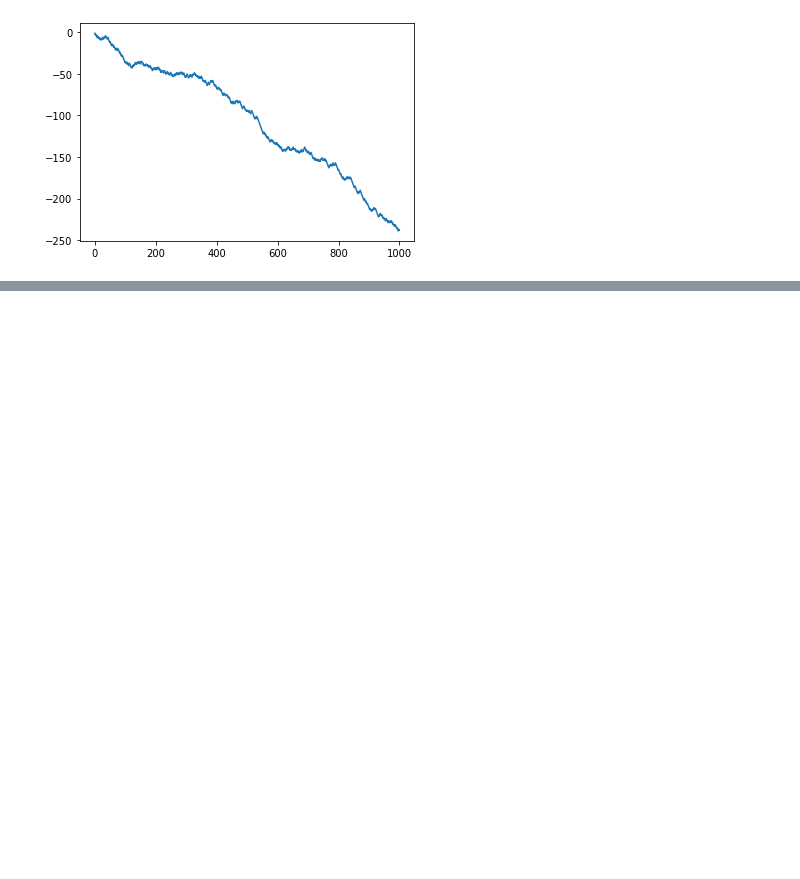
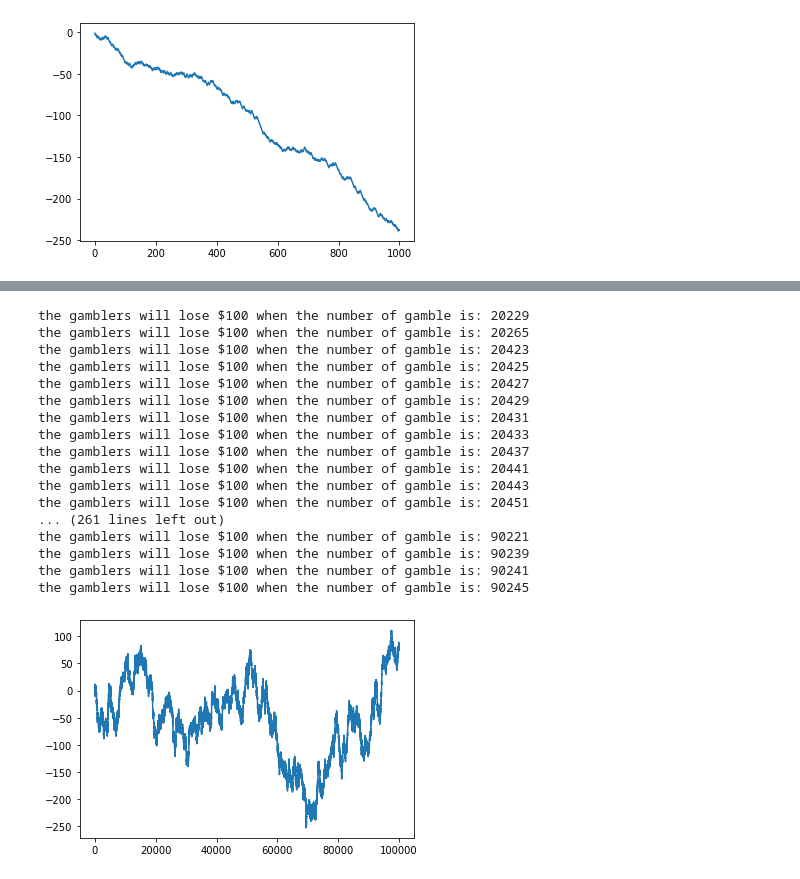
Before and after one commit to twyunting/CSC-632_Intro-to-Simulation-and-Modeling, a Jupyter notebook: project1/Project_1 from Introduction to Simulation and Modeling, CSC 432 632.ipynb, the cells around one changed output, grey strips where cells are left out. Drawn from its saved outputs; the diff is of its cells as text; code cells hidden in the pictures; blank space fills up the shorter version.

```diff
--- a/project1/Project_1 from Introduction to Simulation and Modeling, CSC 432 632.ipynb
+++ b/project1/Project_1 from Introduction to Simulation and Modeling, CSC 432 632.ipynb
@@ -405,0 +442,34 @@ the gamblers will lose $100 when the number of gamble is: 521
+# %%
+from random import random
+import matplotlib.pyplot as plt
+from random import seed
+seed(1)
+StartValue = list()
+StartValue.append(-1 if 0<random()<0.5 else 1)
+for i in range(1, 100000): # change a num
+  SlotValue = 1 if random()<0.5 else -1
+  ProfitValue = StartValue[i-1]+SlotValue
+  StartValue.append(ProfitValue)
+  if ProfitValue == -100:
+    print(f"the gamblers will lose $100 when the number of gamble is:", i)
+plt.plot(StartValue)
+plt.show()
+# %% [output]
+the gamblers will lose $100 when the number of gamble is: 20229
+the gamblers will lose $100 when the number of gamble is: 20265
+the gamblers will lose $100 when the number of gamble is: 20423
+the gamblers will lose $100 when the number of gamble is: 20425
+the gamblers will lose $100 when the number of gamble is: 20427
+the gamblers will lose $100 when the number of gamble is: 20429
+the gamblers will lose $100 when the number of gamble is: 20431
+the gamblers will lose $100 when the number of gamble is: 20433
+the gamblers will lose $100 when the number of gamble is: 20437
+the gamblers will lose $100 when the number of gamble is: 20441
+the gamblers will lose $100 when the number of gamble is: 20443
+the gamblers will lose $100 when the number of gamble is: 20451
+... (261 lines left out)
+the gamblers will lose $100 when the number of gamble is: 90221
+the gamblers will lose $100 when the number of gamble is: 90239
+the gamblers will lose $100 when the number of gamble is: 90241
+the gamblers will lose $100 when the number of gamble is: 90245
+[figure, added]
```
Also changed, not shown: parts of 5 cells of this notebook.
